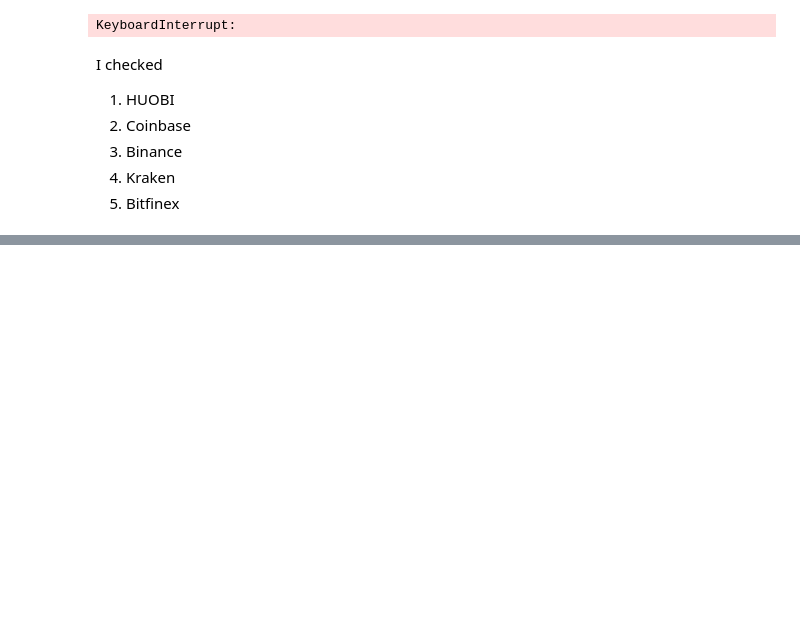
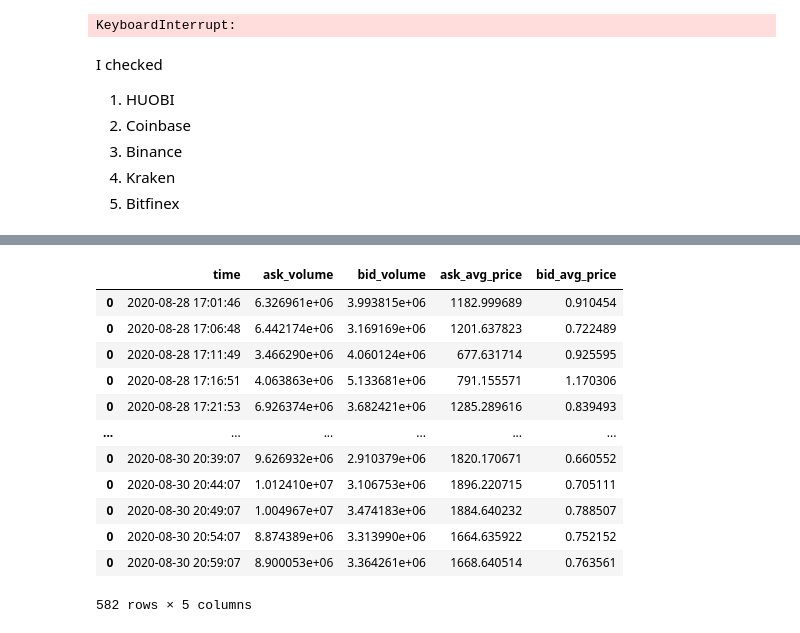
Before and after one commit to Daikezu/DigitalAssetLiquidity, a Jupyter notebook: cryptoLiquidity.ipynb, the cells around one changed output, grey strips where cells are left out. Drawn from its saved outputs; the diff is of its cells as text; code cells hidden in the pictures; blank space fills up the shorter version.

```diff
--- a/cryptoLiquidity.ipynb
+++ b/cryptoLiquidity.ipynb
@@ -344,0 +74,7 @@ plt.savefig('./figures/' + marketname + '_timeseries.png', dpi=300)
+# %%
+def asks_bids_binance(my_json):
+    asks_df = pd.DataFrame(my_json['asks'], columns=['price', 'amount'])
+    bids_df = pd.DataFrame(my_json['bids'], columns=['price', 'amount'])
+    asks_df = asks_df.astype('float64')
+    bids_df = bids_df.astype('float64')
+    return asks_df, bids_df
@@ -344,0 +137,34 @@ plt.savefig('./figures/' + marketname + '_timeseries.png', dpi=300)
+# %%
+# Bitfinex
+df_bitfinex_timeline = pd.DataFrame(columns=['time', 'ask_volume', 'bid_volume'])
+
+# this is for
+temporary_list = []
+
+# this is for opening json files
+for filename in os.listdir('./bitfinex/'):
+    with open('./bitfinex/' + filename, 'r') as f:
+        my_json = json.load(f)
+        asks_df, bids_df = asks_bids_bitfinex(my_json):
+        df = getRowOfData(asks_df, bids_df, f)
+        temporary_list.append(df)
+
+df_bitfinex_timeline = pd.concat(temporary_list)
+df_bitfinex_timeline = df_bitfinex_timeline.sort_values(by='time')
+df_bitfinex_timeline.to_csv('./data_csvs/bitfinex.csv')
+# %%
+#Coinbase
+df_coinbase_timeline = pd.DataFrame(columns=['time', 'ask_volume', 'bid_volume', 'ask_avg_price', 'bid_avg_price'])
+
+temporary_list = []
+
+for filename in os.listdir('./coinbase/'):
+    with open('./coinbase/' + filename, 'r') as f:
+        my_json = json.load(f)
+        asks_df, bids_df = asks_bids_coinbase(my_json)
+        df = getRowOfData(asks_df, bids_df, f)
+        temporary_list.append(df)
+
+df_coinbase_timeline = pd.concat(temporary_list)
+df_coinbase_timeline = df_coinbase_timeline.sort_values(by='time')
+df_coinbase_timeline.to_csv('./data_csvs/coinbase.csv')
@@ -344,0 +203,16 @@ plt.savefig('./figures/' + marketname + '_timeseries.png', dpi=300)
+# %%
+df_coinbase_timeline
+# %% [output]
+|  | time | ask_volume | bid_volume | ask_avg_price | bid_avg_price |
+| 0 | 2020-08-28 17:01:46 | 6.326961e+06 | 3.993815e+06 | 1182.999689 | 0.910454 |
+| 0 | 2020-08-28 17:06:48 | 6.442174e+06 | 3.169169e+06 | 1201.637823 | 0.722489 |
+| 0 | 2020-08-28 17:11:49 | 3.466290e+06 | 4.060124e+06 | 677.631714 | 0.925595 |
+| 0 | 2020-08-28 17:16:51 | 4.063863e+06 | 5.133681e+06 | 791.155571 | 1.170306 |
+| 0 | 2020-08-28 17:21:53 | 6.926374e+06 | 3.682421e+06 | 1285.289616 | 0.839493 |
+| ... | ... | ... | ... | ... | ... |
+| 0 | 2020-08-30 20:39:07 | 9.626932e+06 | 2.910379e+06 | 1820.170671 | 0.660552 |
+| 0 | 2020-08-30 20:44:07 | 1.012410e+07 | 3.106753e+06 | 1896.220715 | 0.705111 |
+| 0 | 2020-08-30 20:49:07 | 1.004967e+07 | 3.474183e+06 | 1884.640232 | 0.788507 |
+| 0 | 2020-08-30 20:54:07 | 8.874389e+06 | 3.313990e+06 | 1664.635922 | 0.752152 |
+| 0 | 2020-08-30 20:59:07 | 8.900053e+06 | 3.364261e+06 | 1668.640514 | 0.763561 |
+582 rows × 5 columns
```
Also changed, not shown: parts of 38 cells of this notebook, 38 other files.
